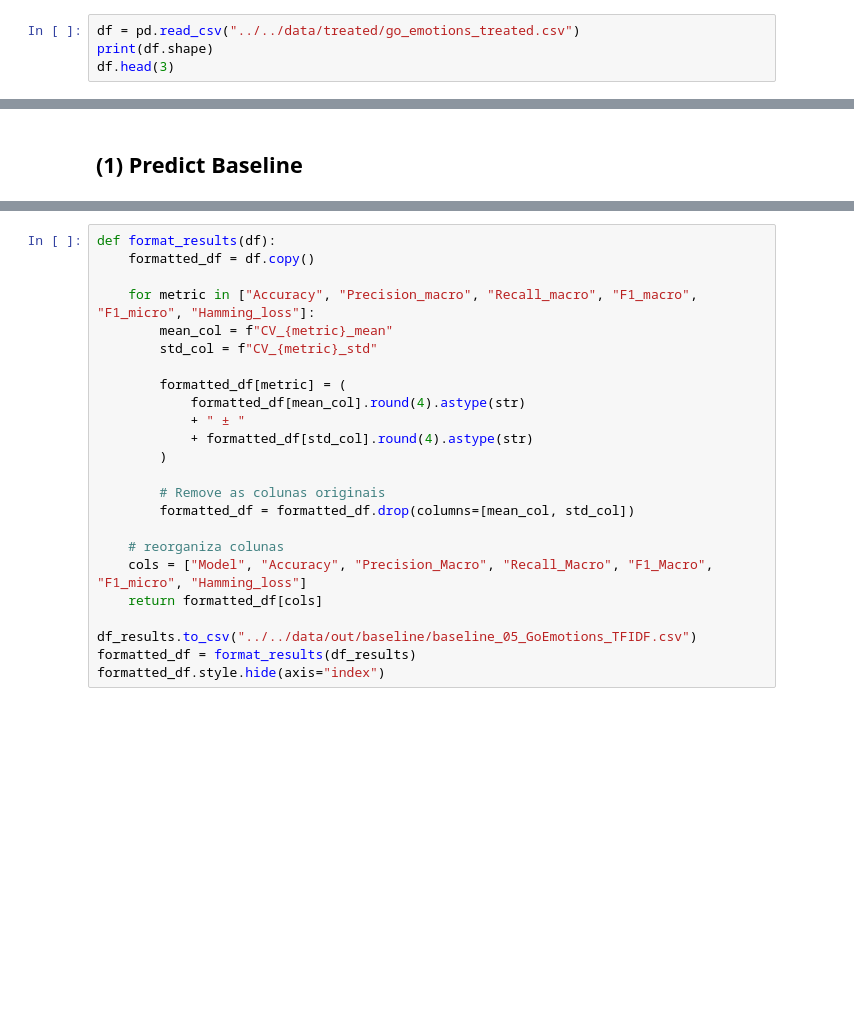
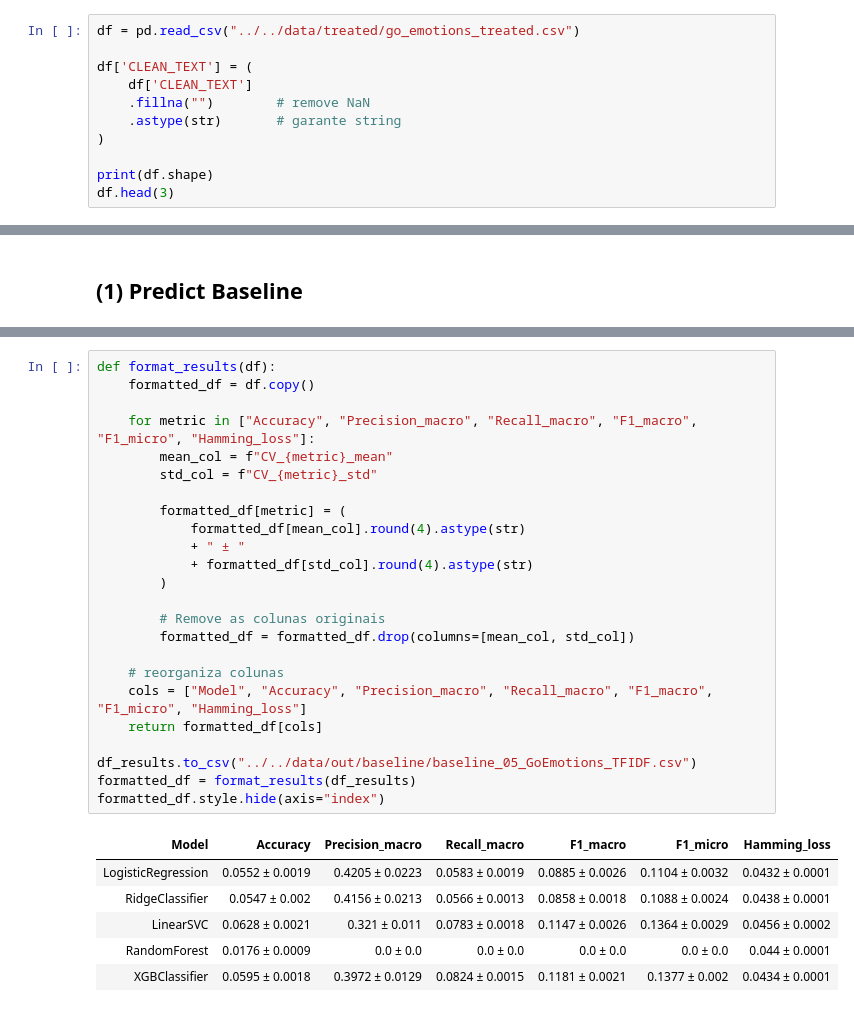
Before and after one commit to LuanBarbs/tcc-emotion-detection-nlp, a Jupyter notebook: src/baseline/baseline_05_GoEmotions_TFIDF.ipynb, the cells around one changed output, grey strips where cells are left out. Drawn from its saved outputs; the diff is of its cells as text; blank space fills up the shorter version.

```diff
--- a/src/baseline/baseline_05_GoEmotions_TFIDF.ipynb
+++ b/src/baseline/baseline_05_GoEmotions_TFIDF.ipynb
@@ -25,5 +23,12 @@ from sklearn.pipeline import Pipeline
 from sklearn.base import clone
 # %%
 df = pd.read_csv("../../data/treated/go_emotions_treated.csv")
+
+df['CLEAN_TEXT'] = (
+    df['CLEAN_TEXT']
+    .fillna("")        # remove NaN
+    .astype(str)       # garante string
+)
+
 print(df.shape)
 df.head(3)
@@ -238,26 +250,33 @@ print("Best model:", best_model)
 # %%
 def format_results(df):
     formatted_df = df.copy()
 
     for metric in ["Accuracy", "Precision_macro", "Recall_macro", "F1_macro", "F1_micro", "Hamming_loss"]:
         mean_col = f"CV_{metric}_mean"
         std_col = f"CV_{metric}_std"
 
         formatted_df[metric] = (
             formatted_df[mean_col].round(4).astype(str)
             + " ± "
             + formatted_df[std_col].round(4).astype(str)
         )
 
         # Remove as colunas originais
         formatted_df = formatted_df.drop(columns=[mean_col, std_col])
 
     # reorganiza colunas
-    cols = ["Model", "Accuracy", "Precision_Macro", "Recall_Macro", "F1_Macro", "F1_micro", "Hamming_loss"]
+    cols = ["Model", "Accuracy", "Precision_macro", "Recall_macro", "F1_macro", "F1_micro", "Hamming_loss"]
     return formatted_df[cols]
 
 df_results.to_csv("../../data/out/baseline/baseline_05_GoEmotions_TFIDF.csv")
 formatted_df = format_results(df_results)
 formatted_df.style.hide(axis="index")
+# %% [output]
+| Model | Accuracy | Precision_macro | Recall_macro | F1_macro | F1_micro | Hamming_loss |
+| LogisticRegression | 0.0552 ± 0.0019 | 0.4205 ± 0.0223 | 0.0583 ± 0.0019 | 0.0885 ± 0.0026 | 0.1104 ± 0.0032 | 0.0432 ± 0.0001 |
+| RidgeClassifier | 0.0547 ± 0.002 | 0.4156 ± 0.0213 | 0.0566 ± 0.0013 | 0.0858 ± 0.0018 | 0.1088 ± 0.0024 | 0.0438 ± 0.0001 |
+| LinearSVC | 0.0628 ± 0.0021 | 0.321 ± 0.011 | 0.0783 ± 0.0018 | 0.1147 ± 0.0026 | 0.1364 ± 0.0029 | 0.0456 ± 0.0002 |
+| RandomForest | 0.0176 ± 0.0009 | 0.0 ± 0.0 | 0.0 ± 0.0 | 0.0 ± 0.0 | 0.0 ± 0.0 | 0.044 ± 0.0001 |
+| XGBClassifier | 0.0595 ± 0.0018 | 0.3972 ± 0.0129 | 0.0824 ± 0.0015 | 0.1181 ± 0.0021 | 0.1377 ± 0.002 | 0.0434 ± 0.0001 |
 # %%
 pipe_rf = Pipeline([
```
Also changed, not shown: parts of 6 cells of this notebook, 8 other files.
